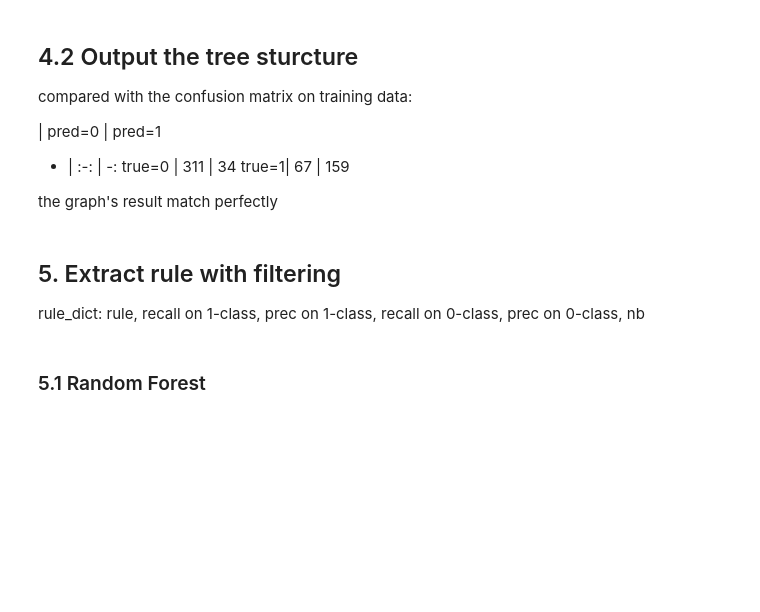
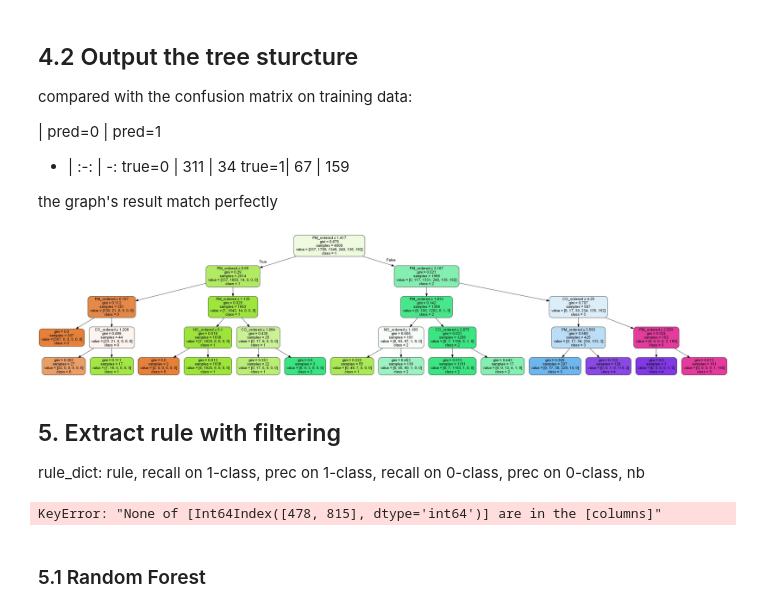
Before and after one commit to SanketKumar75/BDA_project, a Jupyter notebook: main.ipynb, the cells around one changed output. Drawn from its saved outputs; the diff is of its cells as text; code cells hidden in the pictures; blank space fills up the shorter version.

```diff
--- a/main.ipynb
+++ b/main.ipynb
@@ -109,0 +213,16 @@ FileNotFoundError: [WinError 2] The system cannot find the file specified
+# %%
+#print(X_test[0],y_test[0], len(X_test))
+#print(X_train[0],y_train[0], len(X_train))
+
+X_train = pd.DataFrame(X_train, columns=['PM10', 'NO', 'CO', 'Benzene', 'AQI_Bucket','aqi_res'])
+y_train = pd.DataFrame(y_train,columns=['aqi_res'])
+X_test = pd.DataFrame(X_test,columns=['PM10', 'NO', 'CO', 'Benzene', 'AQI_Bucket','aqi_res'])
+y_test = pd.DataFrame(y_test,columns=['aqi_res'])
+
+# X_test = pd.concat(X_test, keys=['PM10', 'NO','CO','Benzene',"AQI_Bucket"],axis=1)
+# X_train= pd.concat(X_train, keys=['PM10', 'NO','CO','Benzene',"AQI_Bucket"],axis=1)
+# y_test = pd.concat(y_test,keys='aqi_res',axis=1)
+# y_train = pd.concat(y_train,keys='aqi_res',axis=1)
+
+# print(X_train)
+X_train.head()
@@ -165,6 +291,6 @@ print(X_train_proceeded.head())
 # %%
 # API refer to http://scikit-learn.org/stable/modules/generated/sklearn.tree.DecisionTreeClassifier.html
 
-model_tree_clf = tree.DecisionTreeClassifier(criterion='gini',max_depth=3)
+model_tree_clf = tree.DecisionTreeClassifier(criterion='gini',max_depth=4)
 model_tree_clf.fit(X_train_proceeded,y_train)
 # %% [output]
@@ -209,23 +344,27 @@ the graph's result match perfectly
 # %%
 # blue node (class=1) denote the node make prediction of class 1
 # orange node (class=0) denote the node make prediction of class 0
 #  the darker the color, the more purity the node has
 # values refer to the absolute number of labeled samples in that node
 # eg, the 1st leaf node [12,7] means that 12 class 0 samples and 7 class 1 samples are in that node
 
 draw_tree(model=model_tree_clf,
           outdir='./images/DecisionTree/',
           feature_names=X_train_proceeded.columns,
           proportion=False,
           class_names=['0','1', '2', '3', '4','5'])
 
 
 # importing Image class from PIL package
-from PIL import Image
+# from PIL import Image
 
-# creating a object
-im = Image.open(r"./images/DecisionTree/DecisionTree.jpeg")
-im.show()
+# # creating a object
+# im = cv2.imread(r"./images/DecisionTree/DecisionTree.jpeg")
+# cv2.imshow('image window', im)
+
+display.Image("./images/DecisionTree/DecisionTree.jpeg")
+# %% [output]
+[figure, added]
 # %% [markdown]
 ##  5. Extract rule with filtering
 rule_dict:  rule, recall on 1-class, prec on 1-class, recall on 0-class, prec on 0-class, nb
@@ -236,12 +375,14 @@ rules, rule_dict = rule_extract(model=model_tree_clf,
                                  x_test=X_test_proceeded,
                                  y_test=y_test,
                                  sort_key=0,
-                                 recall_min_c1=0.,
-                                 precision_min_c1=0.,
+                                 recall_min_c1=0.5,
+                                 precision_min_c1=0.5,
                                  recall_min_c0=0.9,
                                  precision_min_c0=0.6)
 for i in rule_dict:
     print(i)
+# %% [output]
+KeyError: "None of [Int64Index([478, 815], dtype='int64')] are in the [columns]"
 # %% [markdown]
 ### 5.1 Random Forest
 # %%
```
Also changed, not shown: parts of 11 cells of this notebook, 2 other files.
